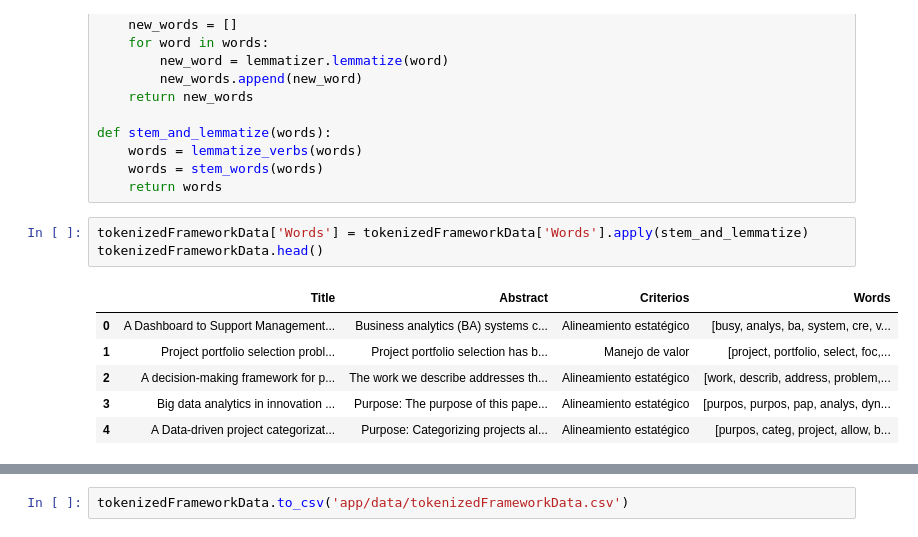
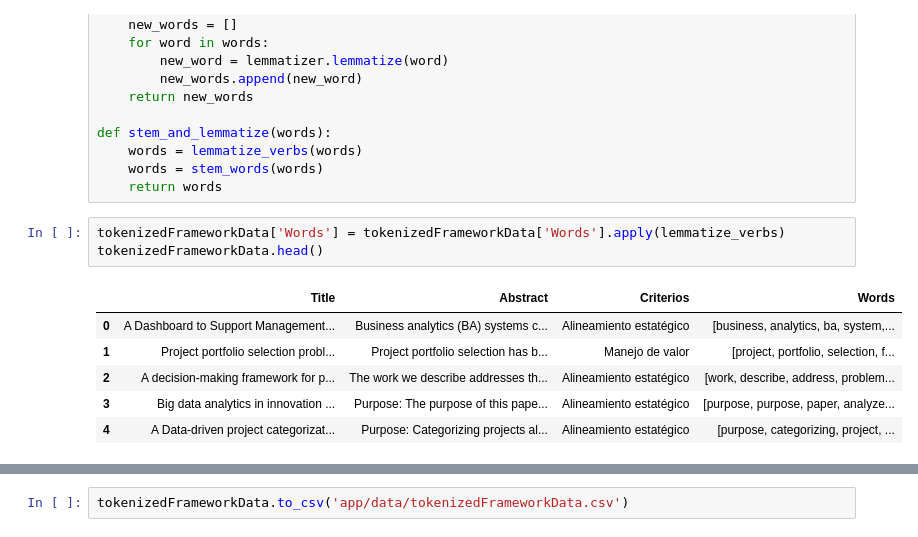
Before and after one commit to LeandroYara/Proyecto-de-grado_Clasificacion-de-portafolios, a Jupyter notebook: Modelo1PG.ipynb, the cells around one changed output, grey strips where cells are left out. Saved outputs shown, nothing was run; the diff lists cells and outputs as text.

```diff
--- a/Modelo1PG.ipynb
+++ b/Modelo1PG.ipynb
@@ -364,15 +366,15 @@ def stem_and_lemmatize(words):
     words = stem_words(words)
     return words
 # %%
-tokenizedFrameworkData['Words'] = tokenizedFrameworkData['Words'].apply(stem_and_lemmatize)
+tokenizedFrameworkData['Words'] = tokenizedFrameworkData['Words'].apply(lemmatize_verbs)
 tokenizedFrameworkData.head()
 # %% [output]
 |  | Title | Abstract | Criterios | Words |
-| 0 | A Dashboard to Support Management... | Business analytics (BA) systems c... | Alineamiento estatégico | [busy, analys, ba, system, cre, v... |
-| 1 | Project portfolio selection probl... | Project portfolio selection has b... | Manejo de valor | [project, portfolio, select, foc,... |
-| 2 | A decision-making framework for p... | The work we describe addresses th... | Alineamiento estatégico | [work, describ, address, problem,... |
-| 3 | Big data analytics in innovation ... | Purpose: The purpose of this pape... | Alineamiento estatégico | [purpos, purpos, pap, analys, dyn... |
-| 4 | A Data-driven project categorizat... | Purpose: Categorizing projects al... | Alineamiento estatégico | [purpos, categ, project, allow, b... |
+| 0 | A Dashboard to Support Management... | Business analytics (BA) systems c... | Alineamiento estatégico | [business, analytics, ba, system,... |
+| 1 | Project portfolio selection probl... | Project portfolio selection has b... | Manejo de valor | [project, portfolio, selection, f... |
+| 2 | A decision-making framework for p... | The work we describe addresses th... | Alineamiento estatégico | [work, describe, address, problem... |
+| 3 | Big data analytics in innovation ... | Purpose: The purpose of this pape... | Alineamiento estatégico | [purpose, purpose, paper, analyze... |
+| 4 | A Data-driven project categorizat... | Purpose: Categorizing projects al... | Alineamiento estatégico | [purpose, categorizing, project, ... |
 # %%
 tokenizedFrameworkData['Words'] = tokenizedFrameworkData['Words'].apply(lambda x: ' '.join(map(str, x)))
 tokenizedFrameworkData.head()
```
Also changed, not shown: parts of 22 cells of this notebook, 2 other files.
